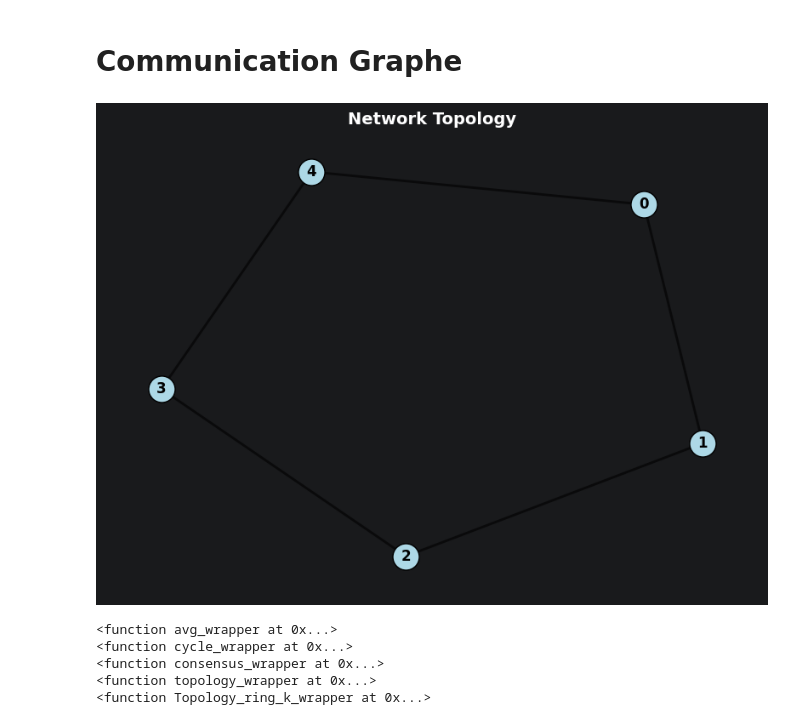
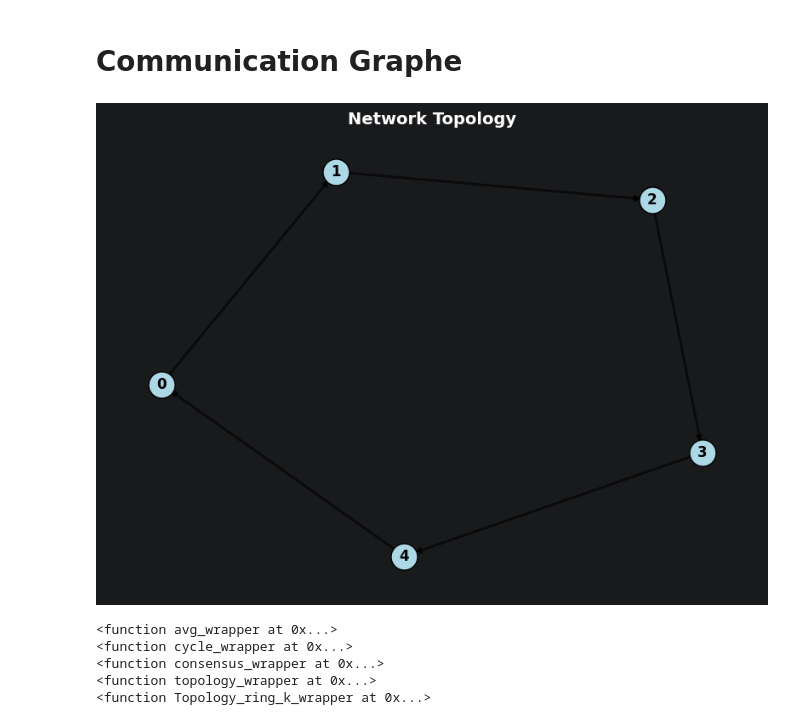
Before and after one commit to R-Florent/IA_A_-_Z, a Jupyter notebook: main.ipynb, the cells around one changed output. Cells and saved outputs as stored; diff of their text form; code cells hidden in the pictures.

```diff
--- a/main.ipynb
+++ b/main.ipynb
@@ -32,18 +32,5 @@ from training.scrpit_train_agent_sequential import train_sequential
 from ExperimentRunner import ExperimentRunner
 # %%
-# --- hyperparamètres ---
-
-RANDOM_SEED = 123
-BATCH_SIZE = 10
-NUM_EPOCHES = 10
-
-MOMENTUM = 0.9
-LEARING_RATE = 0.001
-SCALE = 0.1
-IMG_SIZE = (128, 128)
-LATENT_DIM = 10
-N_AGENT = 5
-k = 5
 # Device configuration
 DEVICE = torch.device("cuda" if torch.cuda.is_available() else "cpu")
 
@@ -58,41 +45,42 @@ Train size: 50000, Splits: [5555, 5555, 5555, 5555, 5555], Sum: 27775
 # %% [markdown]
 # Communication Graphe
 # %%
-graph = NetworkTopology.cycle_graph(len(agent_list))
+graph = NetworkTopology.cycle_graph_amiltionen(len(agent_list))
 
 for agent_id, agent in enumerate(agent_list):
     graph.add_node(agent_id, agent=agent)
 
 NetworkTopology.visualize_graph(graph)
 
 # ──────────────────────────────────────────────────────────────
 # Wrapper pour normaliser les signatures
 # (certaines fns n'utilisent pas graph ou k)
 # ──────────────────────────────────────────────────────────────
-def avg_wrapper(agent_list, graph, k):
+def avg_wrapper(agent_list, graph, k, epoch, num_epochs):
     avg_models_algorithm(agent_list)
 
-def Hamiltonian_cycle_wrapper(agent_list, graph, k):
+def Hamiltonian_cycle_wrapper(agent_list, graph, k, epoch, num_epochs):
     Hamiltonian_cycle_algorithm(agent_list)
 
-def consensus_wrapper(agent_list, graph, k):
+def consensus_wrapper(agent_list, graph, k, epoch, num_epochs):
     Average_consensus_algorithm(agent_list, graph, K=k)
 
-def topology_wrapper(agent_list, graph, k):
+def topology_wrapper(agent_list, graph, k, epoch, num_epochs):
     synchronize_with_topology(agent_list, graph)
 
-def Hamiltonian_cycle_wrapper_k(agent_list, graph, k):
-    Hamiltonian_cycle_algorithm_hybride_consensus(agent_list,k)
+def Hamiltonian_cycle_wrapper_k(agent_list, graph, k, epoch, num_epochs):
+    Hamiltonian_cycle_algorithm_hybride_consensus(agent_list,k,epoch,num_epochs)
 # ──────────────────────────────────────────────────────────────
 # Dictionnaire des méthodes à comparer
 # ──────────────────────────────────────────────────────────────
+
 COMMUNICATION_METHODS = {
     "Average Global"            : avg_wrapper,
     "Hamiltonian cycle"         : Hamiltonian_cycle_wrapper,
     f"Consensus (K=f{k})"       : consensus_wrapper,
     f"Topology f{k})"           : topology_wrapper,
     f"Hamiltonian cycle(K=f{k})"  : Hamiltonian_cycle_wrapper_k,
 }
 # %% [output]
-[figure, old version]
+[figure, new version]
 # %%
```
Also changed, not shown: parts of 2 cells of this notebook, 4 other files.
